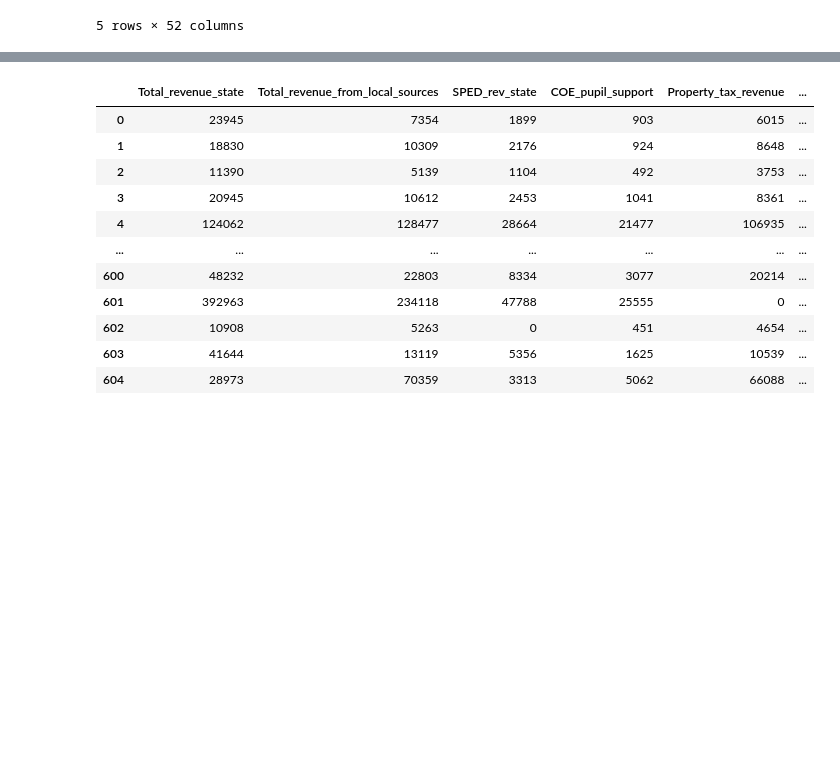
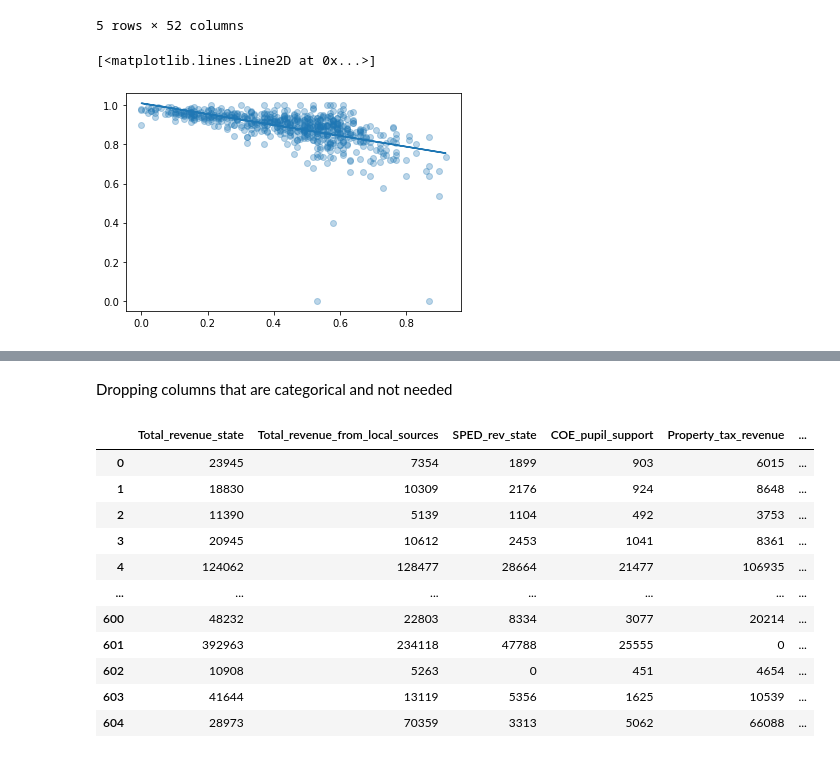
Before and after one commit to jugro27/Dev10-Capstone, a Jupyter notebook: Code/MachineLearning.ipynb, the cells around one changed output, grey strips where cells are left out. Drawn from its saved outputs; the diff is of its cells as text; code cells hidden in the pictures; blank space fills up the shorter version.

```diff
--- a/Code/MachineLearning.ipynb
+++ b/Code/MachineLearning.ipynb
@@ -34,3 +25,18 @@ masterTable.head()
+# %%
+advanced_degree_rate = masterTable["Advanced_degree_count"].div(masterTable["Enrollment_count"].values)
+graduation_rate = masterTable["Graduation_count"].div(masterTable["Enrollment_count"].values)
+# %%
+x = masterTable['PER_ECONOMIC_DISADV']
+y = graduation_rate
+plt.scatter(x, y, marker='o', alpha = 0.3)
+z = np.polyfit(x, y, 1)
+p = np.poly1d(z)
+
+#add trendline to plot
+plt.plot(x, p(x))
+# %% [output]
+[<matplotlib.lines.Line2D at 0x...>]
+[figure, added]
 # %%
 masterTable['index_col'] = masterTable.index
 # %%
@@ -60,6 +66,8 @@ import seaborn as sns
 import matplotlib.pyplot as plt
 from sklearn.model_selection import train_test_split
 from sklearn.ensemble import RandomForestRegressor
+# %% [markdown]
+Dropping columns that are categorical and not needed
 # %%
 masterTable = masterTable.drop(columns=['School_district', 'Needs', 'County_name', 'School_district2', 'School_district3'])
 display(masterTable)
```
Also changed, not shown: parts of 16 cells of this notebook.
